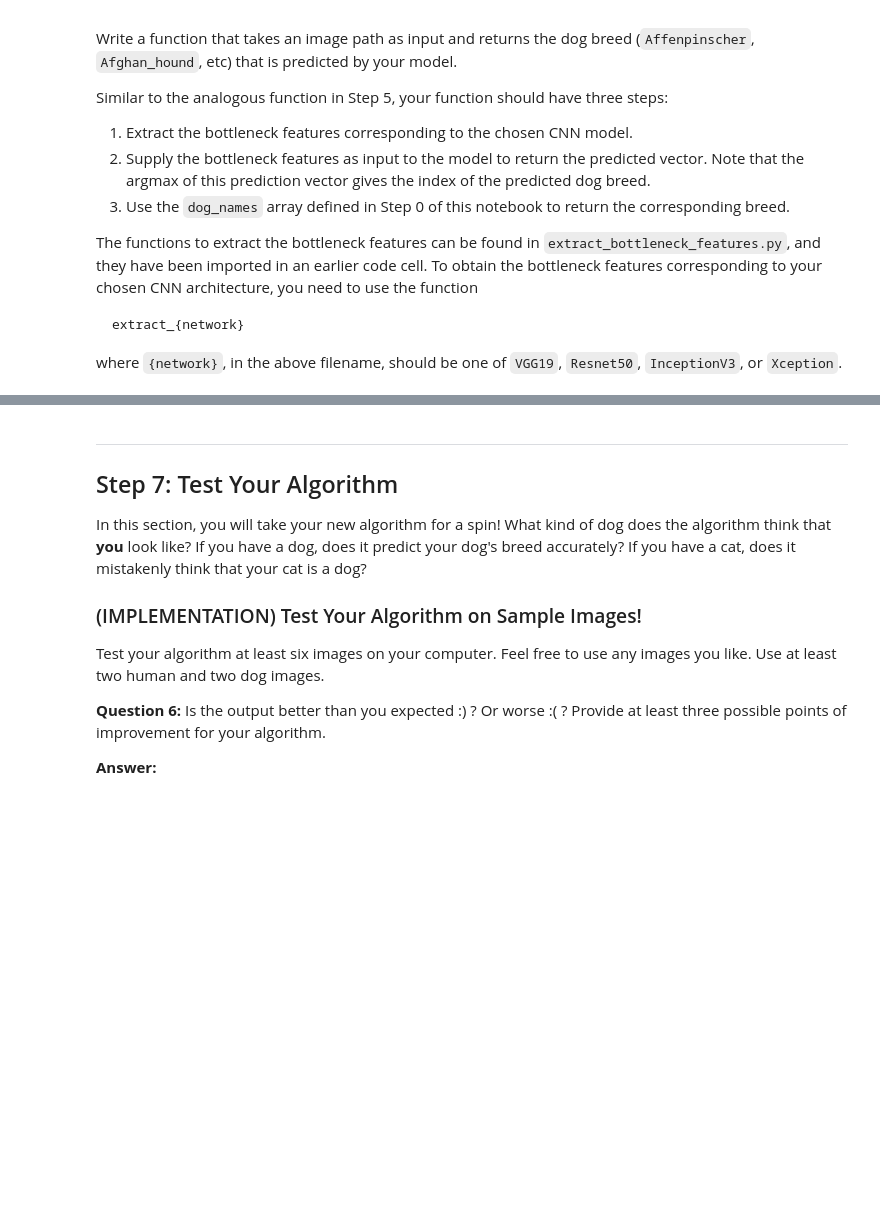
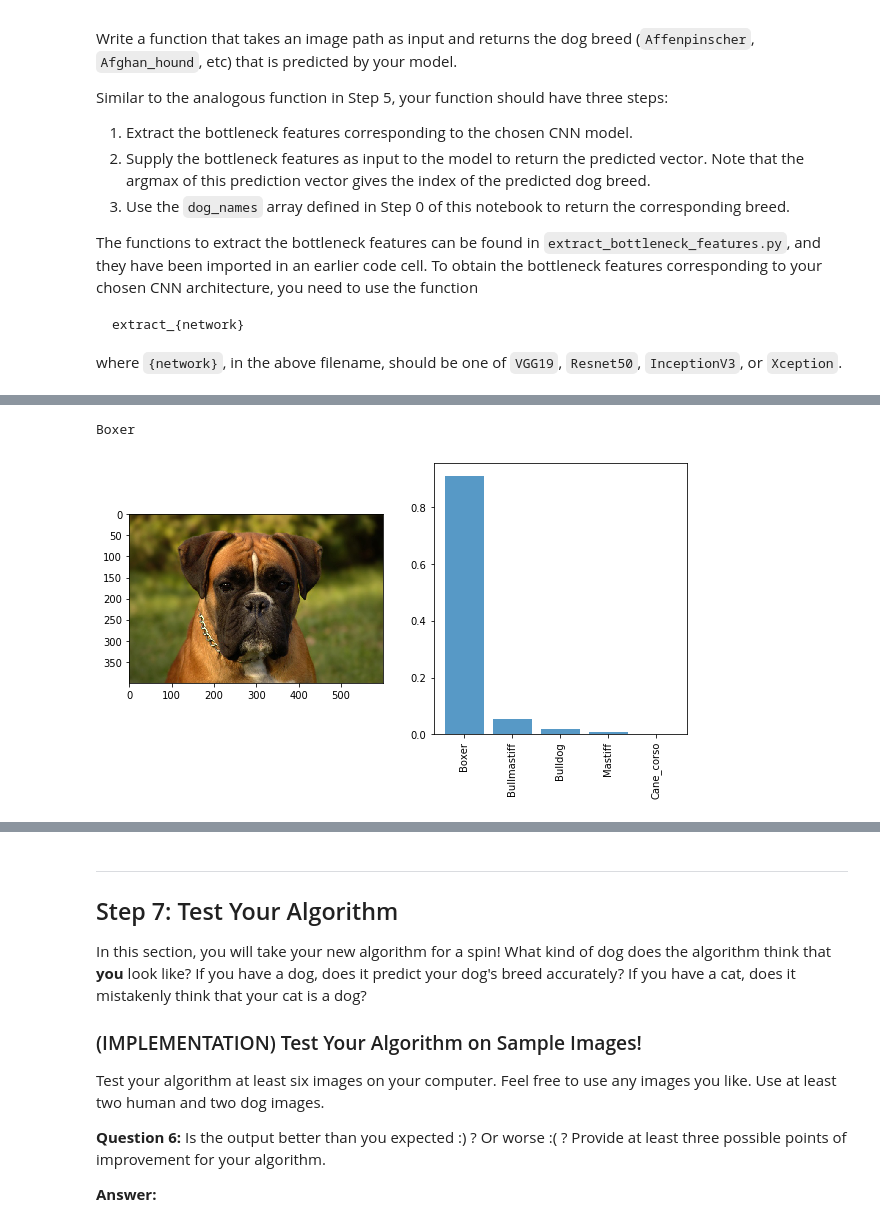
Before and after one commit to jfreds91/DSND_t2_capstone, a Jupyter notebook: dog_app.ipynb, the cells around one changed output, grey strips where cells are left out. Cells and saved outputs as stored; diff of their text form; code cells hidden in the pictures; blank space fills up the shorter version.

Commit message:
feat: image processing pipeline added. Also fixed image preprocessing before ResNet50

```diff
--- a/dog_app.ipynb
+++ b/dog_app.ipynb
@@ -1102,3 +1097,5 @@ The functions to extract the bottleneck features can be found in `extract_bottle
     extract_{network}
 
 where `{network}`, in the above filename, should be one of `VGG19`, `Resnet50`, `InceptionV3`, or `Xception`.
+# %%
+custom_model.load_weights(f'saved_models/weights.best.{net}.hdf5')
@@ -1132,15 +1132,17 @@ _________________________________________________________________
 # %%
 %matplotlib inline
+from keras.applications.resnet50 import preprocess_input
 
 def final_predict(img_path, topk = 3):
 
     # obtain predicted vector
-    predicted_vector = final_model.predict(path_to_tensor(img_path))
+
+    predicted_vector = final_model.predict(preprocess_input(path_to_tensor(img_path)))
 
     # return dog breed that is predicted by the model
     # print(dog_names[np.argmax(predicted_vector)])
     results = sorted(enumerate(predicted_vector[0]), reverse=True, key=lambda x:x[1])
-    classes_ind = [x[0] for x in results]git
+    classes_ind = [x[0] for x in results]
     classes = [dog_names[x] for x in classes_ind][:topk]
     probs = [x[1] for x in results][:topk]
 
@@ -1154,5 +1156,4 @@ def final_predict(img_path, topk = 3):
     ax2.bar(ind, probs, align='center', alpha = .75)
     ax2.set_xticks(ind)
     ax2.set_xticklabels(classes, rotation=90)
-
-final_predict(img_path)
+    #fig.suptitle(img_path.split('/')[-2].split('.')[-1], fontsize=16)
@@ -1165,3 +1160,16 @@ numpy.ndarray
+# %%
+import os, random
+src = 'C:/Users/Jesse/Documents/PyData/DSND_t2_capstone/dog-project/dogImages/test'
+folder = random.choice(os.listdir(src))
+file = random.choice(os.listdir(src+'/'+folder))
+fullpath = '/'.join([src, folder, file])
+
+final_predict(fullpath, topk = 5)
+
+print(fullpath.split('/')[-2].split('.')[-1])
+# %% [output]
+Boxer
+[figure, added]
 # %% [markdown]
 ---
 <a id='step6'></a>
```
Also changed, not shown: parts of 13 cells of this notebook, 1 other file.
